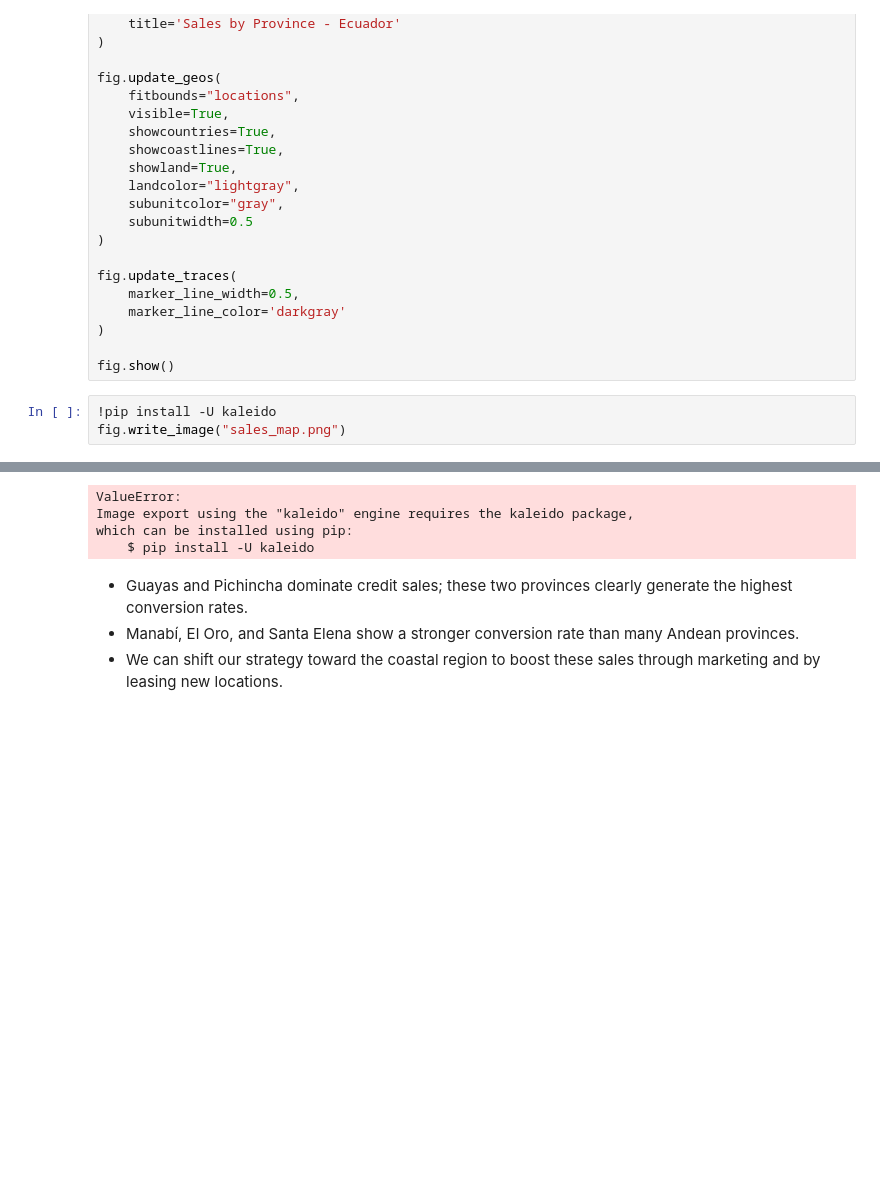
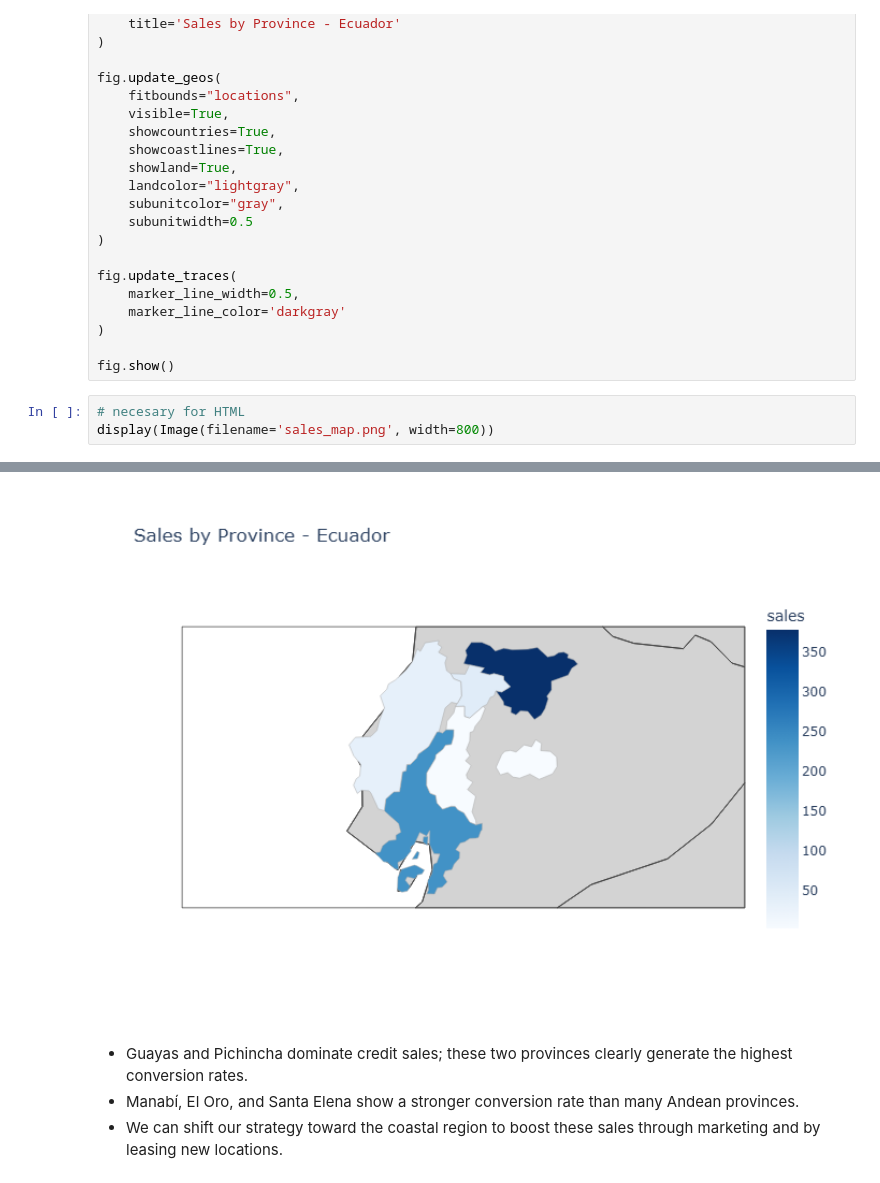
Before and after one commit to hernanvl/flow_credit_final_project, a Jupyter notebook: Final_Project_Hernan_Lopez(30357360).ipynb, the cells around one changed output, grey strips where cells are left out. Saved outputs shown, nothing was run; the diff lists cells and outputs as text; blank space fills up the shorter version.

Commit message:
Error

```diff
--- a/Final_Project_Hernan_Lopez(30357360).ipynb
+++ b/Final_Project_Hernan_Lopez(30357360).ipynb
@@ -656,6 +657,6 @@ fig.update_traces(
 
 fig.show()
 # %%
-!pip install -U kaleido
-fig.write_image("sales_map.png")
+# necesary for HTML
+display(Image(filename='sales_map.png', width=800))
 # %% [output]
@@ -673,7 +663,4 @@ Requirement already satisfied: colorama in c:\users\herna\anaconda3\lib\site-pac
-ValueError:
-Image export using the "kaleido" engine requires the kaleido package,
-which can be installed using pip:
-    $ pip install -U kaleido
+[figure, added]
 # %% [markdown]
 - Guayas and Pichincha dominate credit sales; these two provinces clearly generate the highest conversion rates.
 - Manabí, El Oro, and Santa Elena show a stronger conversion rate than many Andean provinces.
```
Also changed, not shown: parts of 3 cells of this notebook, 1 other file.
